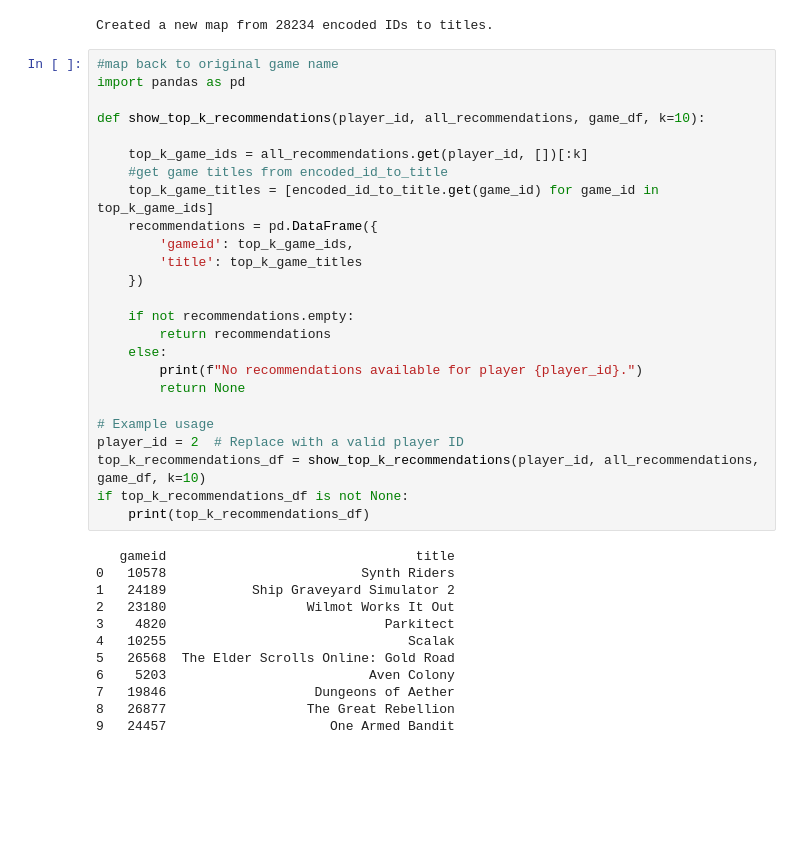
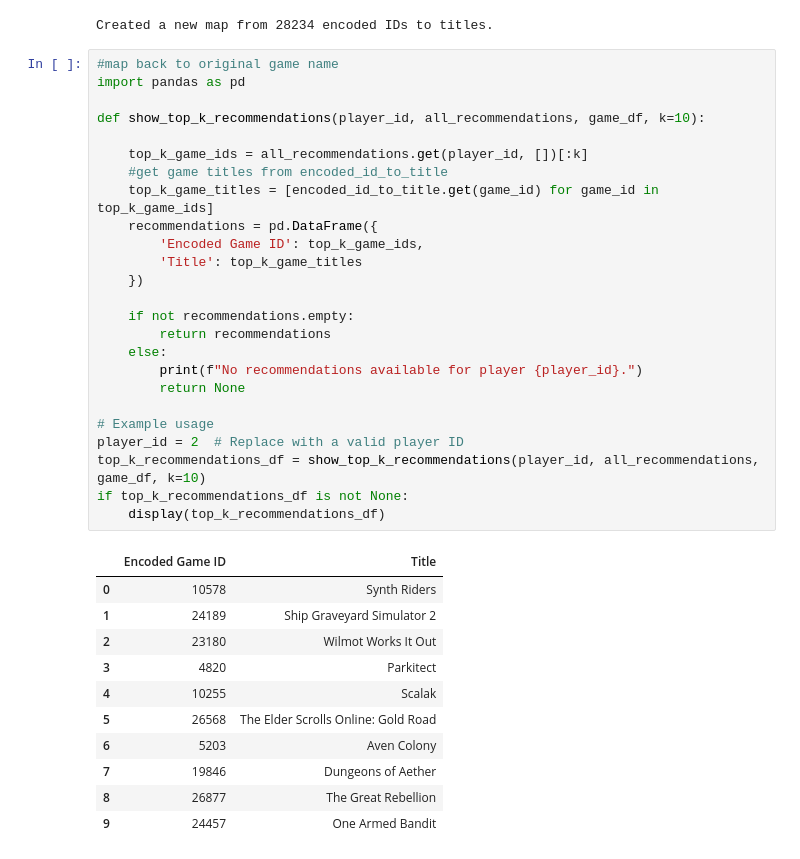
Before and after one commit to Huanqing-Mao/bt4222-steam-games, a Jupyter notebook: src/model/CollaborativeBasedFiltering.ipynb, the cells around one changed output. Saved outputs shown, nothing was run; the diff lists cells and outputs as text; blank space fills up the shorter version.

```diff
--- a/src/model/CollaborativeBasedFiltering.ipynb
+++ b/src/model/CollaborativeBasedFiltering.ipynb
@@ -544,37 +542,37 @@ Created a new map from 28234 encoded IDs to titles.
 # %%
 #map back to original game name
 import pandas as pd
 
 def show_top_k_recommendations(player_id, all_recommendations, game_df, k=10):
 
     top_k_game_ids = all_recommendations.get(player_id, [])[:k]
     #get game titles from encoded_id_to_title
     top_k_game_titles = [encoded_id_to_title.get(game_id) for game_id in top_k_game_ids]
     recommendations = pd.DataFrame({
-        'gameid': top_k_game_ids,
-        'title': top_k_game_titles
+        'Encoded Game ID': top_k_game_ids,
+        'Title': top_k_game_titles
     })
 
     if not recommendations.empty:
         return recommendations
     else:
         print(f"No recommendations available for player {player_id}.")
         return None
 
 # Example usage
 player_id = 2  # Replace with a valid player ID
 top_k_recommendations_df = show_top_k_recommendations(player_id, all_recommendations, game_df, k=10)
 if top_k_recommendations_df is not None:
-    print(top_k_recommendations_df)
+    display(top_k_recommendations_df)
 # %% [output]
-   gameid                                title
-0   10578                         Synth Riders
-1   24189           Ship Graveyard Simulator 2
-2   23180                  Wilmot Works It Out
-3    4820                            Parkitect
-4   10255                               Scalak
-5   26568  The Elder Scrolls Online: Gold Road
-6    5203                          Aven Colony
-7   19846                   Dungeons of Aether
-8   26877                  The Great Rebellion
-9   24457                     One Armed Bandit
+|  | Encoded Game ID | Title |
+| 0 | 10578 | Synth Riders |
+| 1 | 24189 | Ship Graveyard Simulator 2 |
+| 2 | 23180 | Wilmot Works It Out |
+| 3 | 4820 | Parkitect |
+| 4 | 10255 | Scalak |
+| 5 | 26568 | The Elder Scrolls Online: Gold Road |
+| 6 | 5203 | Aven Colony |
+| 7 | 19846 | Dungeons of Aether |
+| 8 | 26877 | The Great Rebellion |
+| 9 | 24457 | One Armed Bandit |
```
Also changed, not shown: parts of 2 cells of this notebook.
